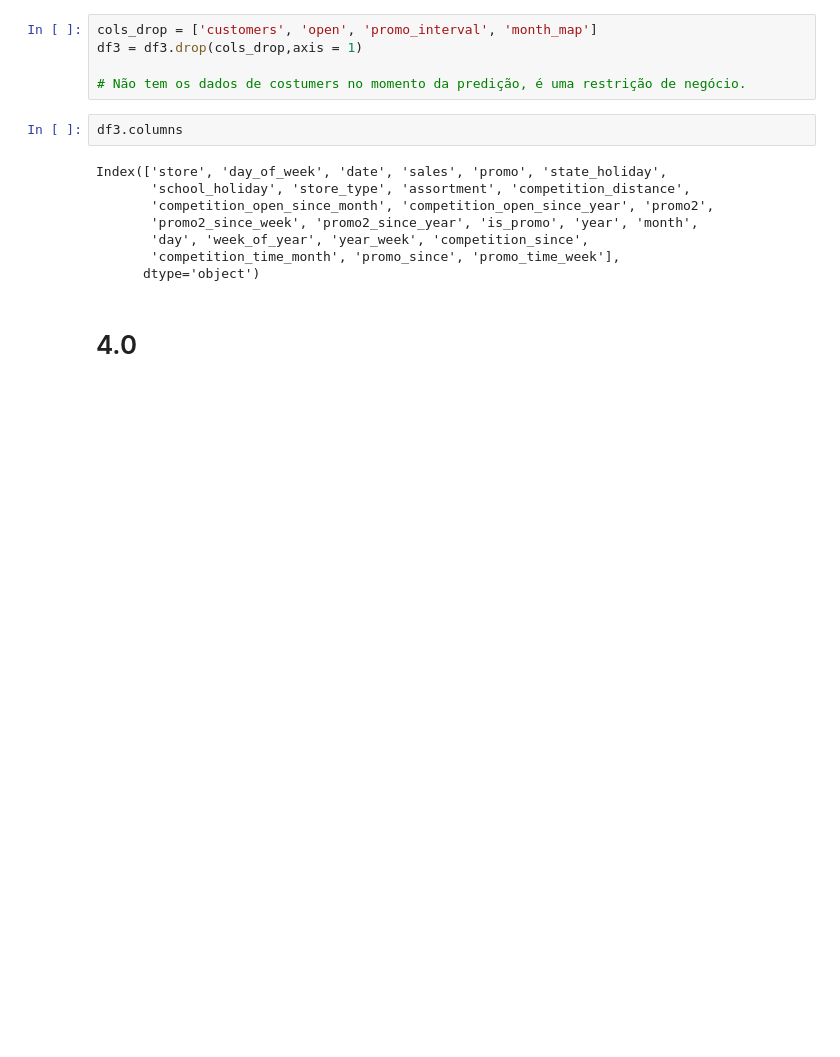
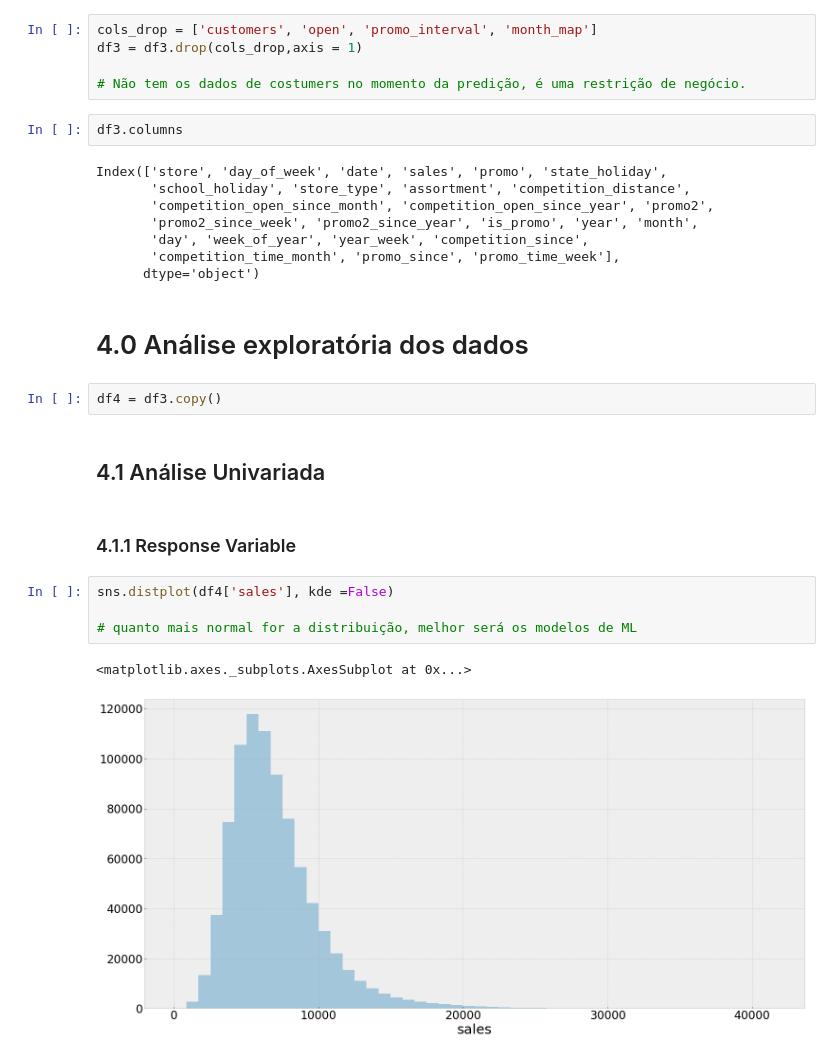
Before and after one commit to brunosantos4/Rossmann-Store-Sales, a Jupyter notebook: Projeto_teste.ipynb, the cells around one changed output. Cells and saved outputs as stored; diff of their text form; blank space fills up the shorter version.

```diff
--- a/Projeto_teste.ipynb
+++ b/Projeto_teste.ipynb
@@ -477,4 +477,17 @@ Index(['store', 'day_of_week', 'date', 'sales', 'promo', 'state_holiday',
        'competition_time_month', 'promo_since', 'promo_time_week'],
       dtype='object')
 # %% [markdown]
-# 4.0
+# 4.0 Análise exploratória dos dados
+# %%
+df4 = df3.copy()
+# %% [markdown]
+## 4.1 Análise Univariada
+# %% [markdown]
+### 4.1.1 Response Variable
+# %%
+sns.distplot(df4['sales'], kde =False)
+
+# quanto mais normal for a distribuição, melhor será os modelos de ML
+# %% [output]
+<matplotlib.axes._subplots.AxesSubplot at 0x...>
+[figure, added]
```
Also changed, not shown: parts of 13 cells of this notebook.
